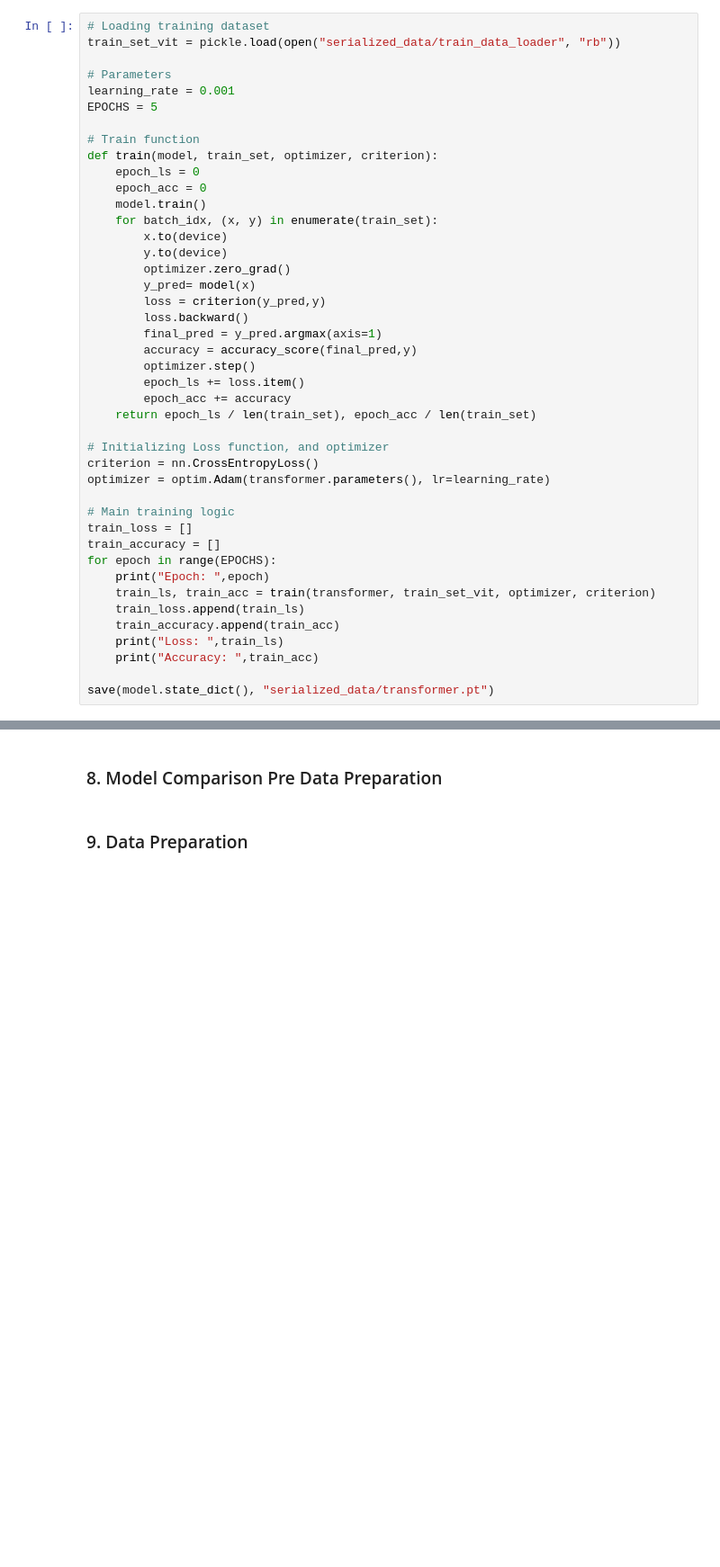
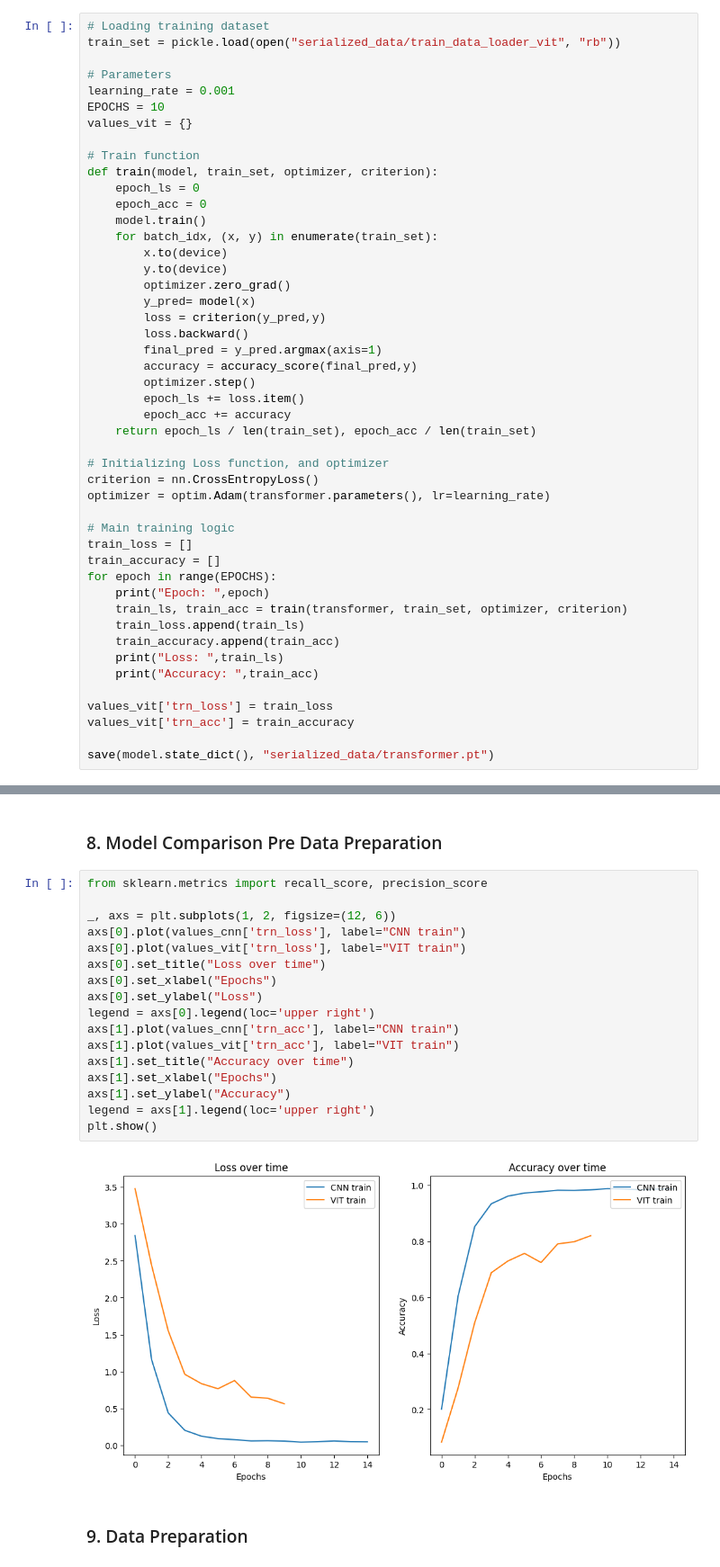
Before and after one commit to alvaroqsaldanha/Traffic-Sign-Classification, a Jupyter notebook: demo.ipynb, the cells around one changed output, grey strips where cells are left out. Shown at 90% size. Cells and saved outputs as stored; diff of their text form; blank space fills up the shorter version.

```diff
--- a/demo.ipynb
+++ b/demo.ipynb
@@ -334,11 +340,12 @@ transformer = ViT(
 ### 6. Transformer Training
 # %%
 # Loading training dataset
-train_set_vit = pickle.load(open("serialized_data/train_data_loader", "rb"))
+train_set = pickle.load(open("serialized_data/train_data_loader_vit", "rb"))
 
 # Parameters
 learning_rate = 0.001
-EPOCHS = 5
+EPOCHS = 10
+values_vit = {}
 
 # Train function
 def train(model, train_set, optimizer, criterion):
@@ -368,12 +375,15 @@ train_loss = []
 train_accuracy = []
 for epoch in range(EPOCHS):
     print("Epoch: ",epoch)
-    train_ls, train_acc = train(transformer, train_set_vit, optimizer, criterion)
+    train_ls, train_acc = train(transformer, train_set, optimizer, criterion)
     train_loss.append(train_ls)
     train_accuracy.append(train_acc)
     print("Loss: ",train_ls)
     print("Accuracy: ",train_acc)
 
+values_vit['trn_loss'] = train_loss
+values_vit['trn_acc'] = train_accuracy
+
 save(model.state_dict(), "serialized_data/transformer.pt")
 # %% [output]
 Epoch:  0
@@ -467,6 +479,25 @@ for n in range(num_imgs):
 # %% [markdown]
 <a id='mcpdp'></a>
 ### 8. Model Comparison Pre Data Preparation
+# %%
+from sklearn.metrics import recall_score, precision_score
+
+_, axs = plt.subplots(1, 2, figsize=(12, 6))
+axs[0].plot(values_cnn['trn_loss'], label="CNN train")
+axs[0].plot(values_vit['trn_loss'], label="VIT train")
+axs[0].set_title("Loss over time")
+axs[0].set_xlabel("Epochs")
+axs[0].set_ylabel("Loss")
+legend = axs[0].legend(loc='upper right')
+axs[1].plot(values_cnn['trn_acc'], label="CNN train")
+axs[1].plot(values_vit['trn_acc'], label="VIT train")
+axs[1].set_title("Accuracy over time")
+axs[1].set_xlabel("Epochs")
+axs[1].set_ylabel("Accuracy")
+legend = axs[1].legend(loc='upper right')
+plt.show()
+# %% [output]
+[figure, added]
 # %% [markdown]
 <a id='dprep'></a>
 ### 9. Data Preparation
```
Also changed, not shown: parts of 10 cells of this notebook.
